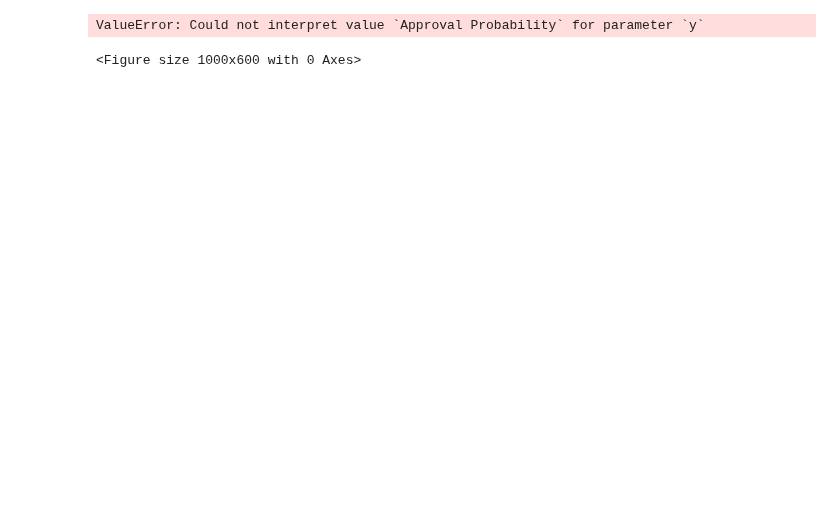
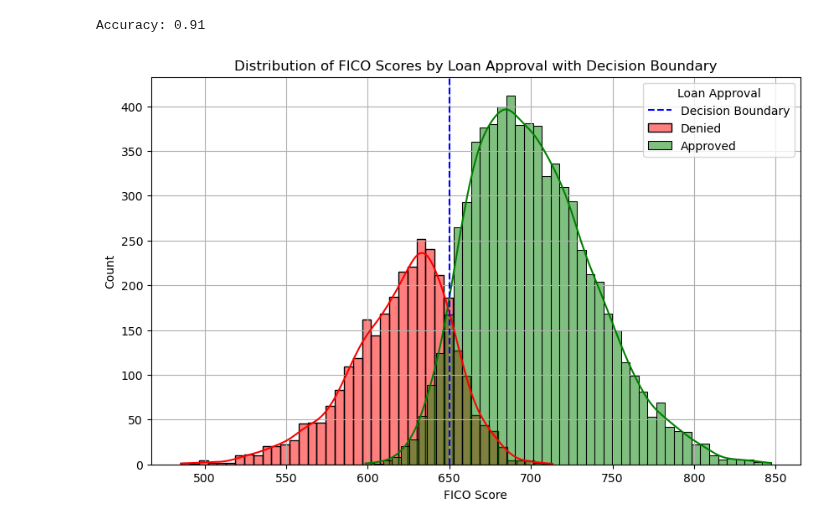
Before and after one commit to RamanEbrahimi/Research, a Jupyter notebook: Explainable AI/FICO_Synthetic.ipynb, the cells around one changed output. Drawn from its saved outputs; the diff is of its cells as text; code cells hidden in the pictures; blank space fills up the shorter version.

```diff
--- a/Explainable AI/FICO_Synthetic.ipynb
+++ b/Explainable AI/FICO_Synthetic.ipynb
@@ -71,13 +75,0 @@ fico_df.head()
-# %%
-# Generate a sample 'Approval Probability' for visualization purposes
-fico_df['Approval Probability'] = 1 / (1 + np.exp(-0.1 * (fico_df['FICO Score'] - 650)))
-
-plt.figure(figsize=(10, 6))
-sns.scatterplot(x='FICO Score', y='Approval Probability', hue='True Label', style='True Label',
-                data=fico_df, palette='coolwarm', markers=['o', 'X'], alpha=0.6)
-plt.title('Loan Approval Probability vs. FICO Score')
-plt.xlabel('FICO Score')
-plt.ylabel('Approval Probability')
-plt.legend(title='Loan Approval', labels=['Denied', 'Approved'])
-plt.grid(True)
-plt.show()
@@ -86,3 +75,0 @@ plt.show()
-# %%
-beta = np.array(weights.values())
-print(beta)
@@ -136,16 +76,27 @@ new_profiles.head()
-# %%
-# add the true labels from the original dataset
-new_profiles['True Label'] = fico_df['True Label']
-
-plt.figure(figsize=(10, 6))
-sns.scatterplot(x='FICO Score', y='Approval Probability', hue='True Label', style='True Label',
-                data=new_profiles, palette='coolwarm', markers=['o', 'X'], alpha=0.6)
-plt.title('Loan Approval Probability vs. FICO Score')
-plt.xlabel('FICO Score')
-plt.ylabel('Approval Probability')
-plt.legend(title='Loan Approval', labels=['Denied', 'Approved'])
-plt.grid(True)
-plt.show()
-# %% [output]
-ValueError: Could not interpret value `Approval Probability` for parameter `y`
-<Figure size 1000x600 with 0 Axes>
+# %%
+# A classifier that uses the FICO score to predict loan approval
+def h(x, beta, threshold):
+    return 1 if np.dot(beta, x) >= threshold else 0
+
+weights = {'Payment History': 0.35, 'Amounts Owed': 0.30, 'Length of Credit History': 0.15, 'Credit Mix': 0.10, 'New Credit': 0.10}
+beta = np.array([weight for weight in weights.values()])
+
+# Calculate the accuracy of the classifier
+fico_df['Predicted Label'] = fico_df.apply(lambda row: h(row[['Payment History', 'Amounts Owed', 'Length of Credit History', 'Credit Mix', 'New Credit']], beta, 650), axis=1)
+accuracy = (fico_df['Predicted Label'] == fico_df['True Label']).mean()
+print(f'Accuracy: {accuracy:.2f}')
+
+# Plot the distribution of FICO scores for each class and the classifier's decision boundary
+plt.figure(figsize=(10, 6))
+sns.histplot(fico_df[fico_df['True Label'] == 0]['FICO Score'], color='red', label='Denied', kde=True)
+sns.histplot(fico_df[fico_df['True Label'] == 1]['FICO Score'], color='green', label='Approved', kde=True)
+plt.axvline(650, color='blue', linestyle='--', label='Decision Boundary')
+plt.title('Distribution of FICO Scores by Loan Approval with Decision Boundary')
+plt.xlabel('FICO Score')
+plt.ylabel('Count')
+plt.legend(title='Loan Approval')
+plt.grid(True)
+plt.show()
+# %% [output]
+Accuracy: 0.91
+[figure, added]
```
Also changed, not shown: parts of 8 cells of this notebook, 2 other files.
